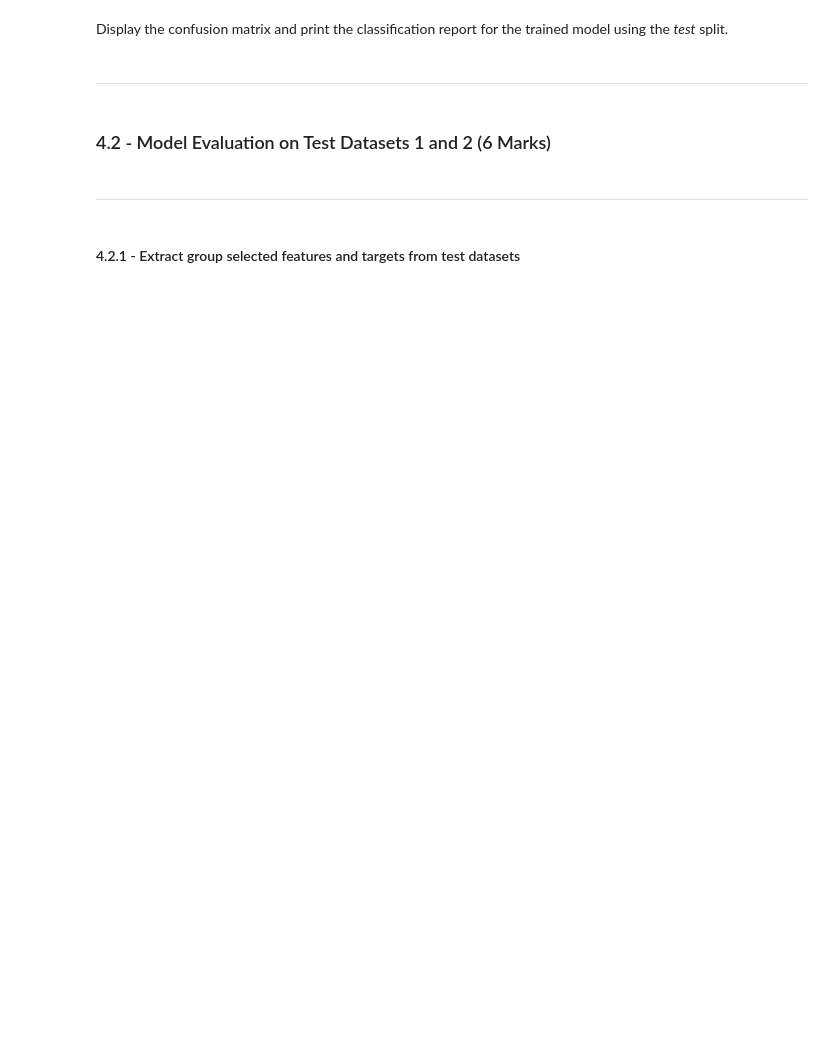
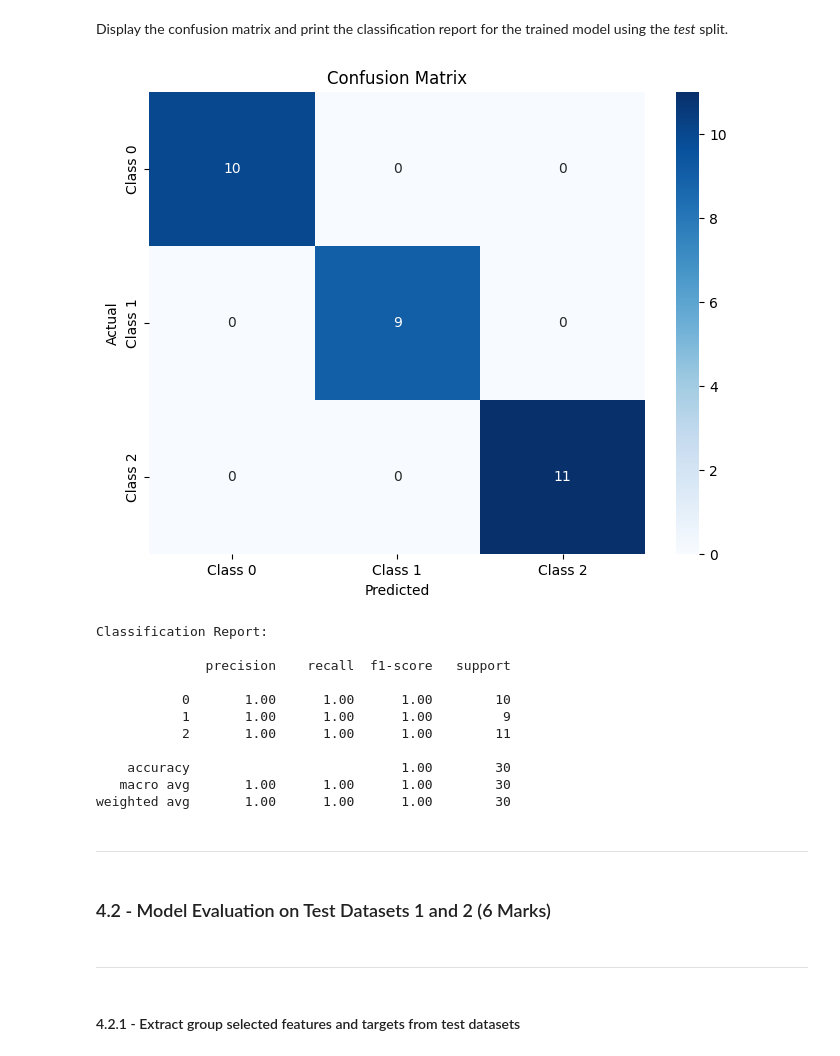
Before and after one commit to KushalDoshi17/engg680_2024_fall, a Jupyter notebook: Lab_Assignment4/Assignment 4.ipynb, the cells around one changed output. Drawn from its saved outputs; the diff is of its cells as text; code cells hidden in the pictures; blank space fills up the shorter version.

```diff
--- a/Lab_Assignment4/Assignment 4.ipynb
+++ b/Lab_Assignment4/Assignment 4.ipynb
@@ -772,3 +1105,58 @@ Display the confusion matrix and print the classification report for the trained
+# %%
+# TODO - Display confusion matrix and print classification report
+from sklearn.model_selection import GridSearchCV
+from sklearn.pipeline import Pipeline
+from sklearn.ensemble import RandomForestClassifier
+from sklearn.preprocessing import StandardScaler
+from sklearn.datasets import load_iris
+from sklearn.model_selection import train_test_split
+from sklearn.metrics import confusion_matrix, classification_report
+import seaborn as sns
+import matplotlib.pyplot as plt
+
+X, y = load_iris(return_X_y=True)
+X_train, X_test, y_train, y_test = train_test_split(X, y, test_size=0.2, random_state=42)
+
+pipe = Pipeline([
+    ('scaler', StandardScaler()),
+    ('classifier', RandomForestClassifier())
+])
+
+param_grid = {
+    'classifier__n_estimators': [50, 100, 200],
+    'classifier__max_depth': [None, 10, 20, 30],
+    'classifier__min_samples_split': [2, 5, 10],
+}
+
+grid = GridSearchCV(pipe, param_grid, cv=5, scoring='accuracy', return_train_score=True)
+grid.fit(X_train, y_train)
+
+y_pred = grid.predict(X_test)
+
+cm = confusion_matrix(y_test, y_pred)
+plt.figure(figsize=(8, 6))
+sns.heatmap(cm, annot=True, fmt='d', cmap='Blues', xticklabels=['Class 0', 'Class 1', 'Class 2'], yticklabels=['Class 0', 'Class 1', 'Class 2'])
+plt.ylabel('Actual')
+plt.xlabel('Predicted')
+plt.title('Confusion Matrix')
+plt.show()
+
+# Print classification report
+print("Classification Report:\n")
+print(classification_report(y_test, y_pred))
+# %% [output]
+[figure, added]
+Classification Report:
+
+              precision    recall  f1-score   support
+
+           0       1.00      1.00      1.00        10
+           1       1.00      1.00      1.00         9
+           2       1.00      1.00      1.00        11
+
+    accuracy                           1.00        30
+   macro avg       1.00      1.00      1.00        30
+weighted avg       1.00      1.00      1.00        30
 # %% [markdown]
 ___
 # %% [markdown]
```
Also changed, not shown: parts of 29 cells of this notebook.
